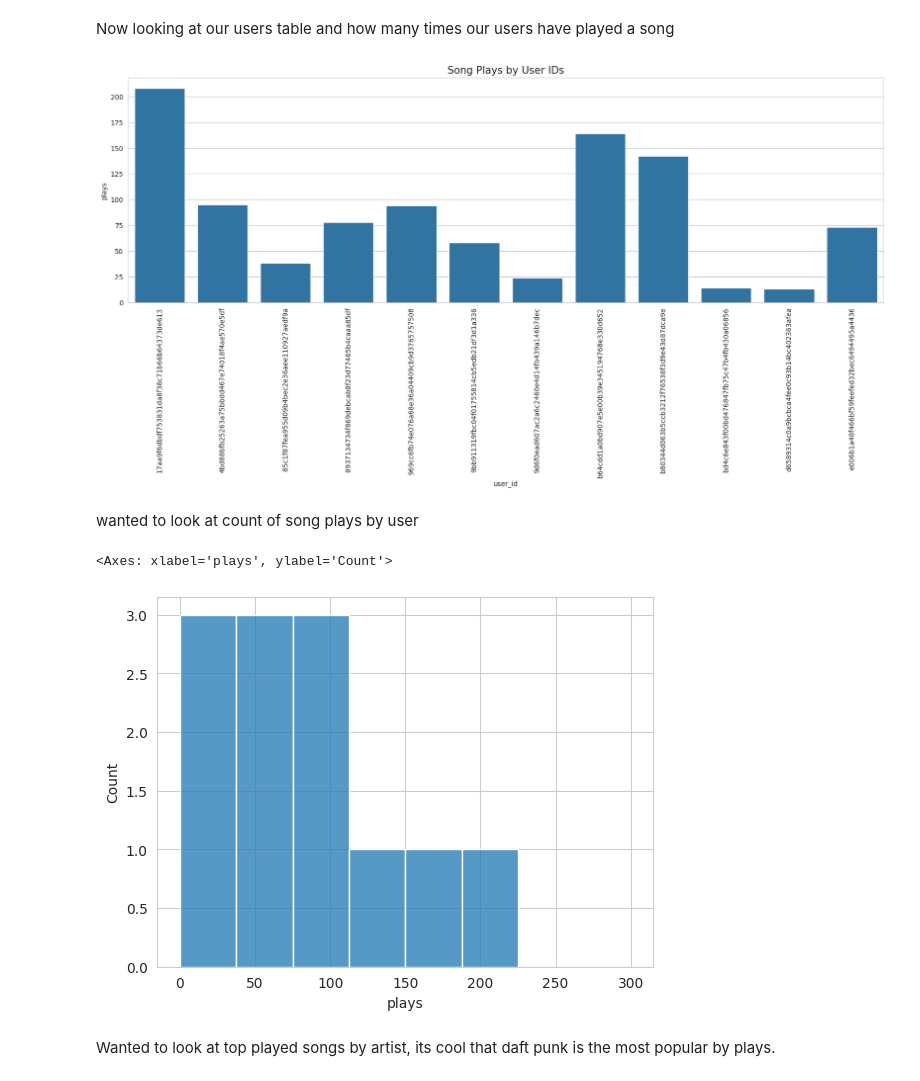
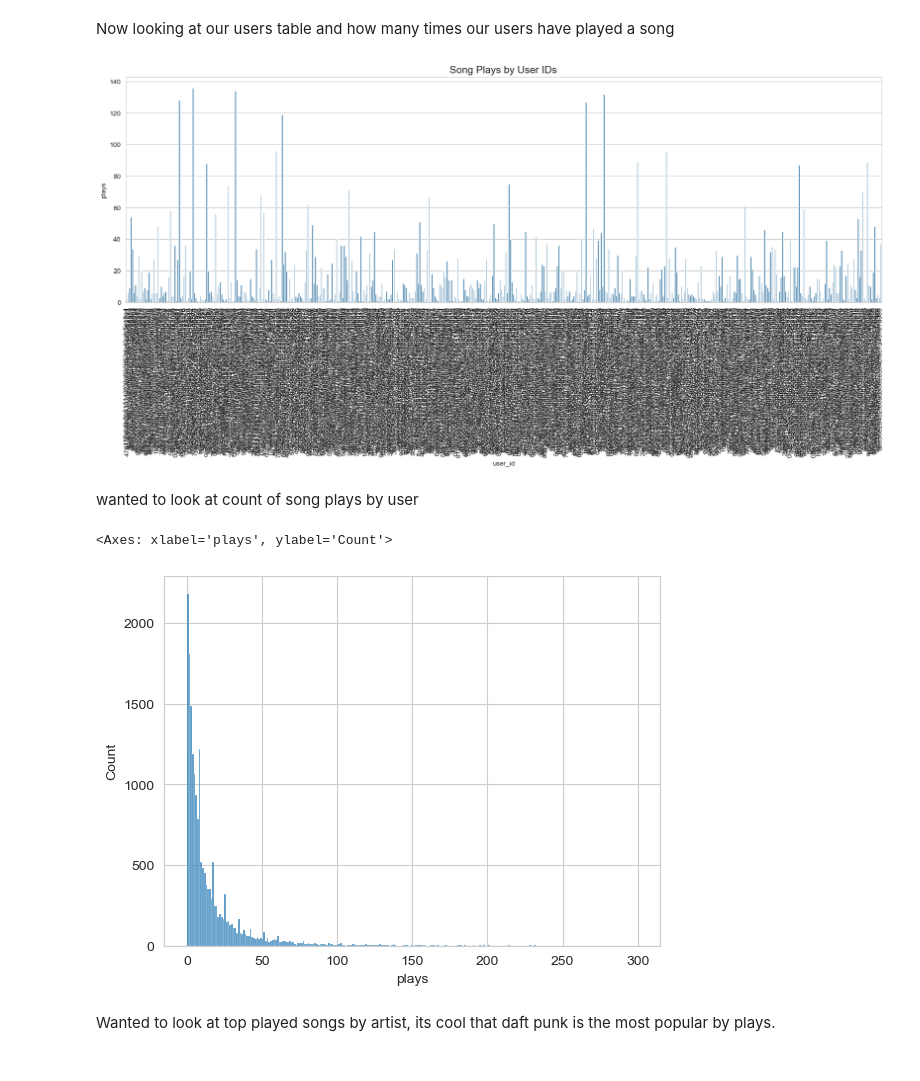
Before and after one commit to DirtyChay/music-recommender, a Jupyter notebook: DSE_220_Milestone_2_Data_Plots.ipynb, the cells around one changed output. Drawn from its saved outputs; the diff is of its cells as text; code cells hidden in the pictures.

Commit message:
plots and readme

```diff
--- a/DSE_220_Milestone_2_Data_Plots.ipynb
+++ b/DSE_220_Milestone_2_Data_Plots.ipynb
@@ -19,17 +9,24 @@ genre_labels_path = "/content/drive/MyDrive/DSE/DSE 220 Final Project/msd_tagtra
+# %%
+triplets_path = "train_triplets.txt"
+track_metadata_path = "track_metadata.db"
+genre_labels_path = "msd_tagtraum_cd2.cls"
 # %%
 track_metadata_conn = sqlite3.connect(track_metadata_path)
 track_metadata_sql_query = "SELECT * FROM songs"
-track_metadata_df = pd.read_sql_query(track_metadata_sql_query, track_metadata_conn)
+track_metadata_df = pd.read_sql_query(
+    track_metadata_sql_query,
+    track_metadata_conn
+).drop_duplicates(subset=['song_id'])
 track_metadata_conn.close()
 
-
+num_rows_to_sample = 100000  # hard to plot on google collab with 48 mil
 user_song_play_df = pd.read_csv(
     triplets_path,
     sep='\t',
     names=['user_id', 'song_id', 'plays'],
-    nrows=500
-    )
+    nrows=1000000
+).sample(n=num_rows_to_sample, random_state=42)
 
-
-genre_labels_df = pd.read_csv(genre_labels_path,sep='\t', names = ['track_id', 'majority_genre', 'minority_genre'], skiprows=7)
+genre_labels_df = pd.read_csv(genre_labels_path, sep='\t', names=['track_id', 'majority_genre', 'minority_genre'],
+                              skiprows=7)
 # %%
@@ -440,28 +437,26 @@ Its still rock thats the most listened to, even in a subset.
 # %% [markdown]
 Now looking at our users table and how many times our users have played a song
 # %%
-
 plt.figure(figsize=(20, 6))
 sns.set_style("whitegrid")
 
 ax = sns.barplot(
-    data=df_user_counts,
+    data=df_user_counts.sample(500),
 )
 
 plt.title("Song Plays by User IDs", fontsize=15)
 plt.xticks(rotation=90, ha='center')
 
-
 plt.show()
 # %% [output]
-[figure, old version]
+[figure, new version]
 # %% [markdown]
 wanted to look at count of song plays by user
 # %%
-sns.histplot(df_user_counts, binrange = (0,300))
+sns.histplot(df_user_counts, binrange=(0, 300))
 # %% [output]
 <Axes: xlabel='plays', ylabel='Count'>
-[figure, old version]
+[figure, new version]
 # %% [markdown]
 Wanted to look at top played songs by artist, its cool that daft punk is the most popular by plays.
 # %%
```
Also changed, not shown: parts of 29 cells of this notebook, 1 other file.
